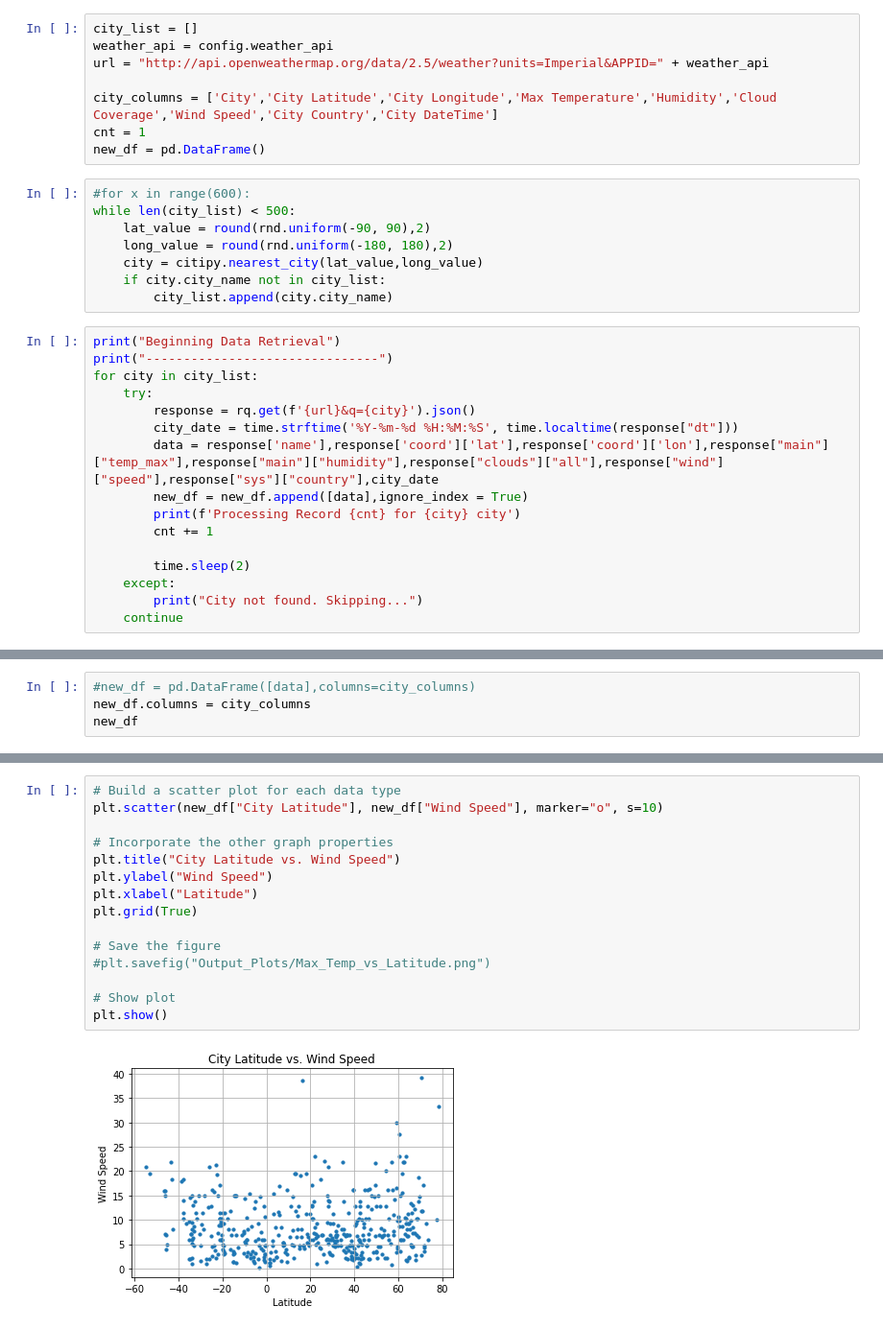
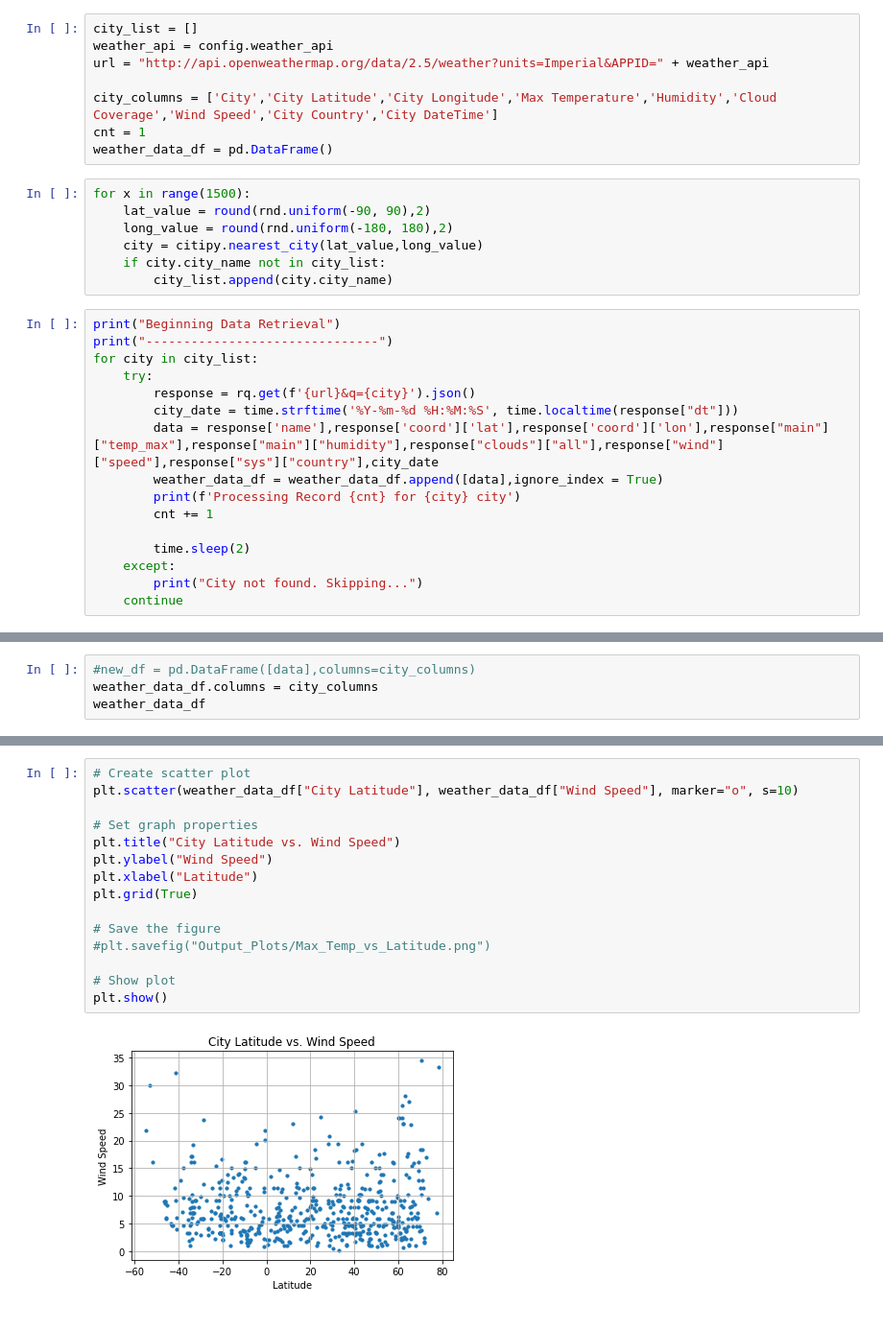
Before and after one commit to inkosi-codes/python-api-challenge, a Jupyter notebook: WeatherPy/WeatherPy.ipynb, the cells around one changed output, grey strips where cells are left out. Shown at 96% size. Cells and saved outputs as stored; diff of their text form.

```diff
--- a/WeatherPy/WeatherPy.ipynb
+++ b/WeatherPy/WeatherPy.ipynb
@@ -21,10 +21,9 @@ url = "http://api.openweathermap.org/data/2.5/weather?units=Imperial&APPID=" + w
 
 city_columns = ['City','City Latitude','City Longitude','Max Temperature','Humidity','Cloud Coverage','Wind Speed','City Country','City DateTime']
 cnt = 1
-new_df = pd.DataFrame()
+weather_data_df = pd.DataFrame()
 # %%
-#for x in range(600):
-while len(city_list) < 500:
+for x in range(1500):
     lat_value = round(rnd.uniform(-90, 90),2)
     long_value = round(rnd.uniform(-180, 180),2)
     city = citipy.nearest_city(lat_value,long_value)
@@ -38,7 +37,7 @@ for city in city_list:
         response = rq.get(f'{url}&q={city}').json()
         city_date = time.strftime('%Y-%m-%d %H:%M:%S', time.localtime(response["dt"]))
         data = response['name'],response['coord']['lat'],response['coord']['lon'],response["main"]["temp_max"],response["main"]["humidity"],response["clouds"]["all"],response["wind"]["speed"],response["sys"]["country"],city_date
-        new_df = new_df.append([data],ignore_index = True)
+        weather_data_df = weather_data_df.append([data],ignore_index = True)
         print(f'Processing Record {cnt} for {city} city')
         cnt += 1
 
@@ -67,6 +66,6 @@ Processing Record 451 for onoda city
 # %%
 #new_df = pd.DataFrame([data],columns=city_columns)
-new_df.columns = city_columns
-new_df
+weather_data_df.columns = city_columns
+weather_data_df
 # %% [output]
 |  | City | City Latitude | City Longitude | Max Temperature | Humidity | Cloud Coverage | Wind Speed | ... |
@@ -148,17 +147,17 @@ plt.show()
 # %%
-# Build a scatter plot for each data type
-plt.scatter(new_df["City Latitude"], new_df["Wind Speed"], marker="o", s=10)
+# Create scatter plot
+plt.scatter(weather_data_df["City Latitude"], weather_data_df["Wind Speed"], marker="o", s=10)
 
-# Incorporate the other graph properties
+# Set graph properties
 plt.title("City Latitude vs. Wind Speed")
 plt.ylabel("Wind Speed")
 plt.xlabel("Latitude")
 plt.grid(True)
 
 # Save the figure
 #plt.savefig("Output_Plots/Max_Temp_vs_Latitude.png")
 
 # Show plot
 plt.show()
 # %% [output]
-[figure, old version]
+[figure, new version]
```
Also changed, not shown: parts of 13 cells of this notebook.
